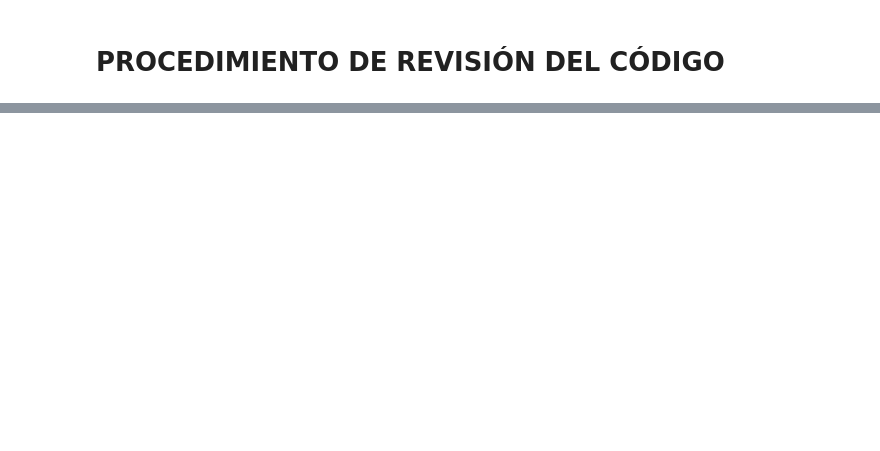
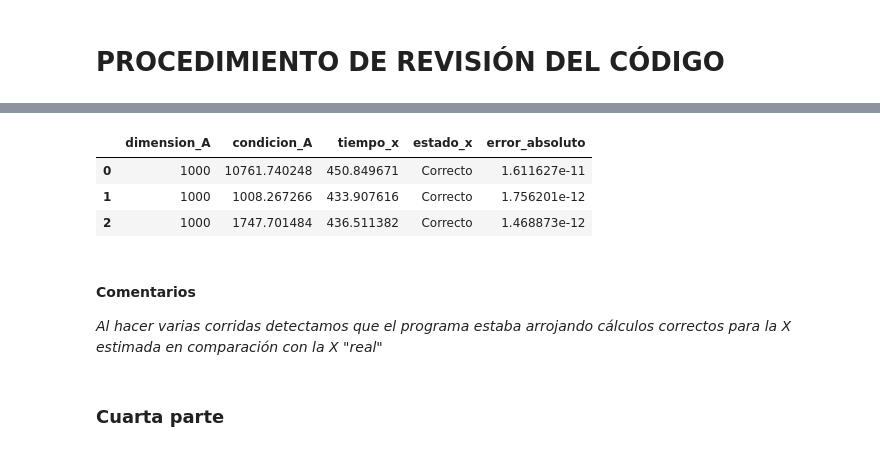
Before and after one commit to mno-2020-gh-classroom/ex-modulo-3-comp-matricial-plu-paola-md, a Jupyter notebook: notebooks/Revision/Procedimiento_revision.ipynb, the cells around one changed output, grey strips where cells are left out. Drawn from its saved outputs; the diff is of its cells as text; code cells hidden in the pictures; blank space fills up the shorter version.

```diff
--- a/notebooks/Revision/Procedimiento_revision.ipynb
+++ b/notebooks/Revision/Procedimiento_revision.ipynb
@@ -56,0 +98,12 @@ revision_modular.revision_x(10,10**3,10**3+1,-99,99)
+# %%
+revision_modular.revision_x(3,10**3,10**3+1,-99,99)
+# %% [output]
+|  | dimension_A | condicion_A | tiempo_x | estado_x | error_absoluto |
+| 0 | 1000 | 10761.740248 | 450.849671 | Correcto | 1.611627e-11 |
+| 1 | 1000 | 1008.267266 | 433.907616 | Correcto | 1.756201e-12 |
+| 2 | 1000 | 1747.701484 | 436.511382 | Correcto | 1.468873e-12 |
+# %% [markdown]
+#### Comentarios
+<i>Al hacer varias corridas detectamos que el programa estaba arrojando cálculos correctos para la X estimada en comparación con la X "real"</i>
+# %% [markdown]
+### Cuarta parte
```
Also changed, not shown: parts of 24 cells of this notebook.
